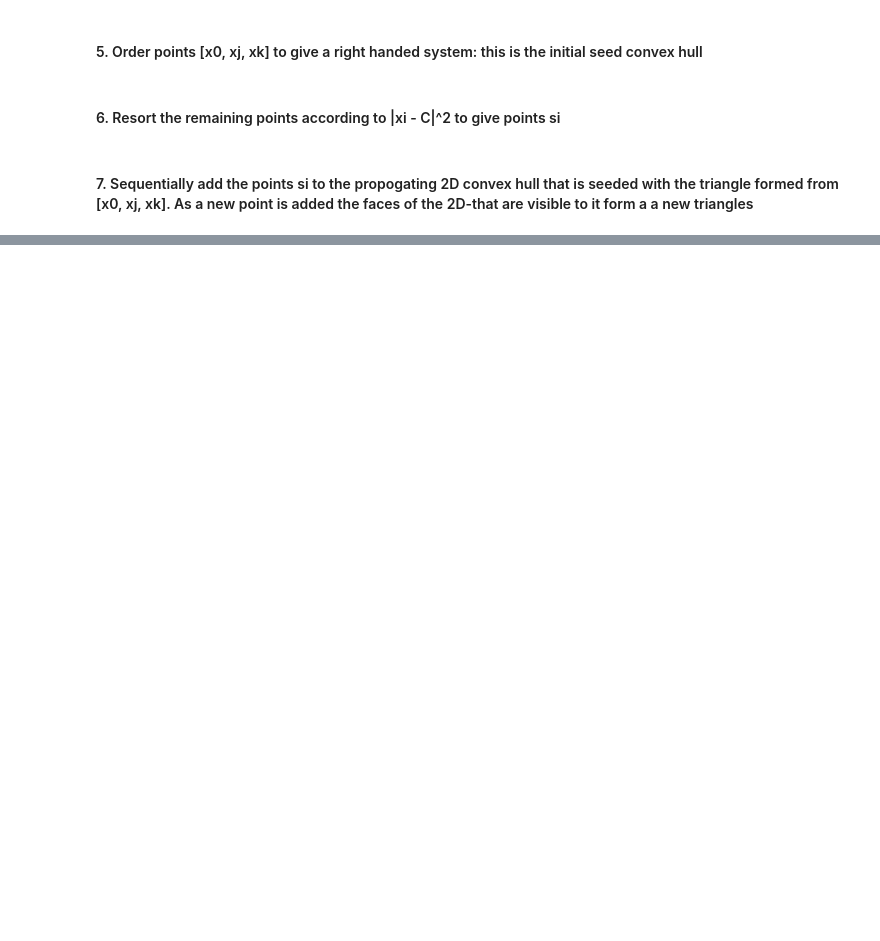
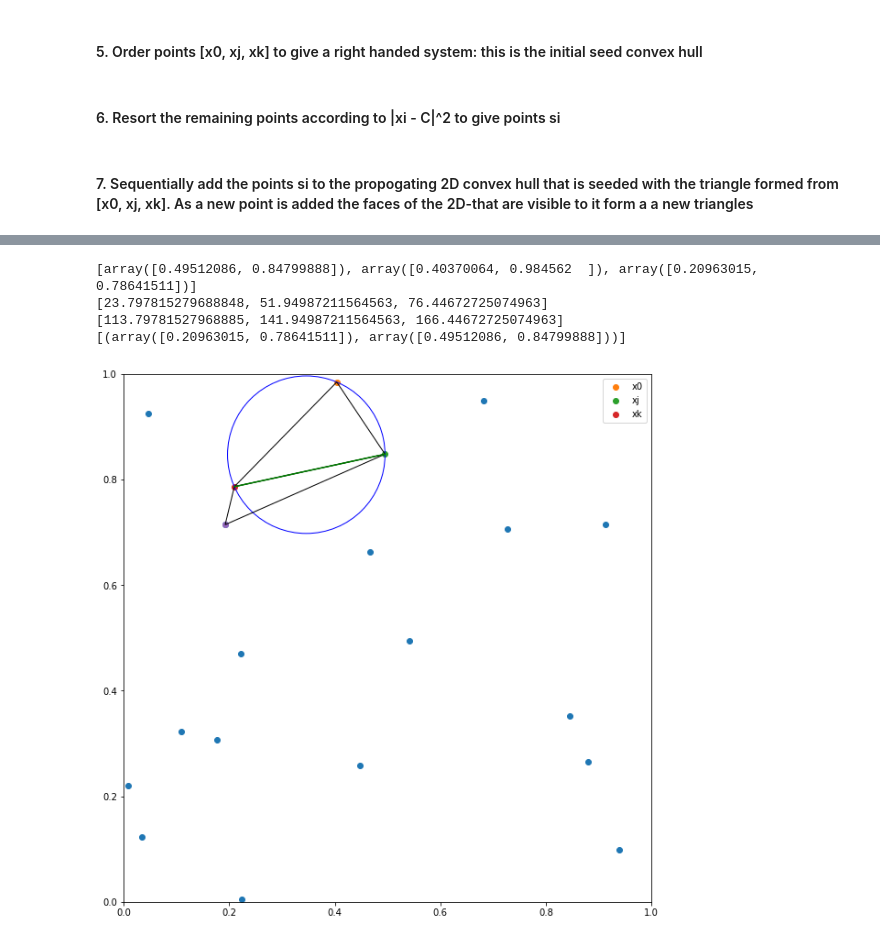
Before and after one commit to SebastianBitsch/delauney-triangulation, a Jupyter notebook: exploration.ipynb, the cells around one changed output, grey strips where cells are left out. Drawn from its saved outputs; the diff is of its cells as text; code cells hidden in the pictures; blank space fills up the shorter version.

```diff
--- a/exploration.ipynb
+++ b/exploration.ipynb
@@ -125,0 +206,39 @@ print([angle(x,si[0]) for x in triangles[0]])
+# %%
+# add edges
+for edge in edges:
+    tri = sorted([edge[0],edge[1],o], key=lambda x: angle(x,C))
+    triangles.append(tri)
+# %%
+plt.figure(figsize=[10, 10])
+plt.axes([0.1, 0.1, 0.8, 0.8], xlim=(0, 1), ylim=(0, 1))
+plt.scatter(x=x[:,0],y=x[:,1])
+plt.scatter(x=[x0[0]],y=[x0[1]],label="x0")
+plt.scatter(x=[xj[0]],y=[xj[1]],label="xj")
+plt.scatter(x=[xk[0]],y=[xk[1]],label="xk")
+for edge in edges:
+    plt.plot([edge[0][0],edge[1][0]],[edge[0][1],edge[1][1]],"g-")
+plt.legend()
+
+points_whole_ax = 10 * 0.8 *72    # 1 point = dpi / 72 pixels
+R = np.linalg.norm(x0-C)
+points_radius = 2 * R / 1.0 * points_whole_ax
+plt.scatter(C[0], C[1], s=points_radius**2, facecolors='none', edgecolors='blue')
+for tri in triangles:
+    t1 = plt.Polygon(tri,fill=False)
+    plt.gca().add_patch(t1)
+
+si = sort_points(x, C)
+
+plt.scatter(x=[si[0][0]], y=[si[0][1]])
+
+print(triangles[0])
+print([angle(x,si[0]) for x in triangles[0]])
+print([(angle(x,si[0])+90)%360 for x in triangles[0]])
+
+print(edges)
+# %% [output]
+[array([0.49512086, 0.84799888]), array([0.40370064, 0.984562  ]), array([0.20963015, 0.78641511])]
+[23.797815279688848, 51.94987211564563, 76.44672725074963]
+[113.79781527968885, 141.94987211564563, 166.44672725074963]
+[(array([0.20963015, 0.78641511]), array([0.49512086, 0.84799888]))]
+[figure, added]
```
Also changed, not shown: parts of 11 cells of this notebook.
